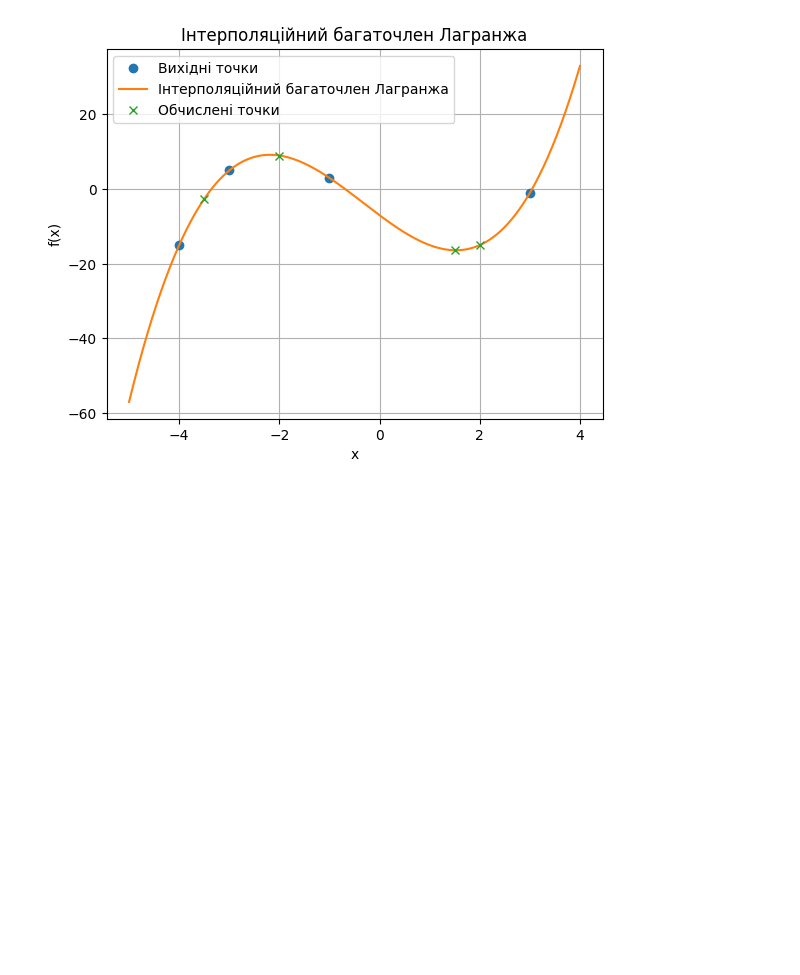
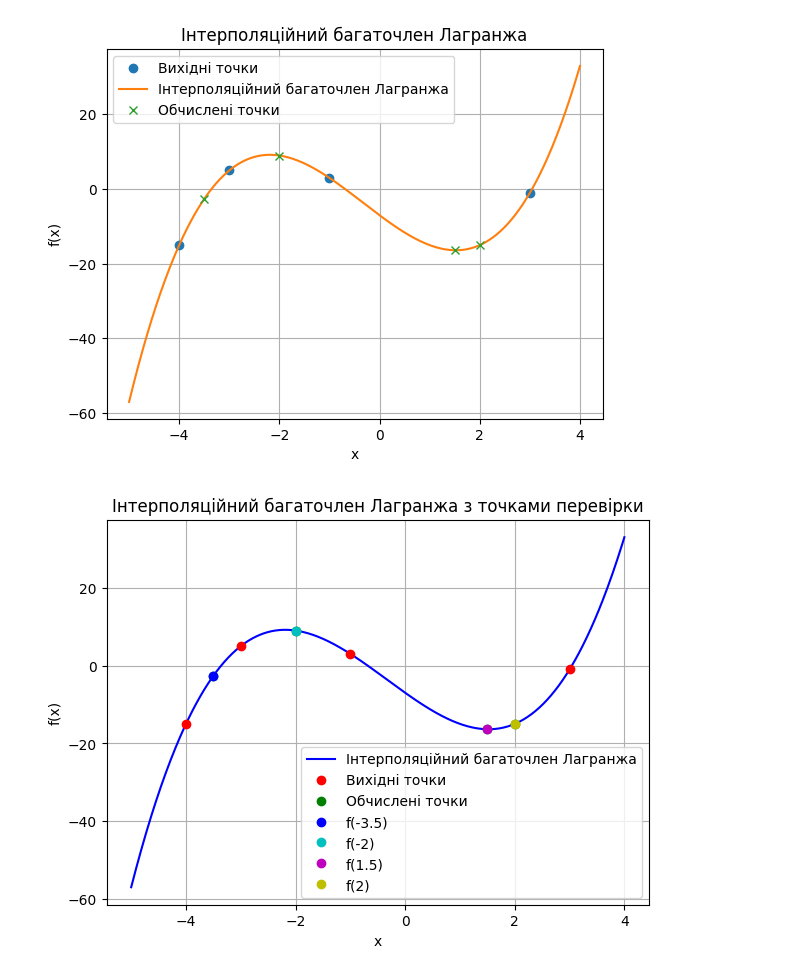
Before and after one commit to LizaMilovanova/CM, a Jupyter notebook: ЛР_№6_Мілованова.ipynb, the cells around one changed output. Saved outputs shown, nothing was run; the diff lists cells and outputs as text; code cells hidden in the pictures; blank space fills up the shorter version.

```diff
--- a/ЛР_№6_Мілованова.ipynb
+++ b/ЛР_№6_Мілованова.ipynb
@@ -42,3 +42,38 @@ plt.show()
 # %% [output]
 Наближені значення функції в заданих точках: [ -2.625   9.    -16.375 -15.   ]
 [figure]
+# %%
+import numpy as np
+import matplotlib.pyplot as plt
+from scipy.interpolate import lagrange
+
+Xi = np.array([-4, -3, -1, 3])
+Fi = np.array([-15, 5, 3, -1])
+
+X_values = np.array([-3.5, -2, 1.5, 2])
+
+poly = lagrange(Xi, Fi)
+
+F_values = poly(X_values)
+
+x_new = np.linspace(min(Xi)-1, max(Xi)+1, 500)
+y_new = poly(x_new)
+
+plt.figure(figsize=(7, 5))
+plt.plot(x_new, y_new, 'b-', label="Інтерполяційний багаточлен Лагранжа")
+plt.plot(Xi, Fi, 'ro', label="Вихідні точки")
+plt.plot(X_values, F_values, 'go', label="Обчислені точки")
+
+plt.plot(X_values[0], F_values[0], 'bo', label="f(-3.5)")
+plt.plot(X_values[1], F_values[1], 'co', label="f(-2)")
+plt.plot(X_values[2], F_values[2], 'mo', label="f(1.5)")
+plt.plot(X_values[3], F_values[3], 'yo', label="f(2)")
+
+plt.title("Інтерполяційний багаточлен Лагранжа з точками перевірки")
+plt.xlabel("x")
+plt.ylabel("f(x)")
+plt.grid(True)
+plt.legend()
+plt.show()
+# %% [output]
+[figure, added]
```
